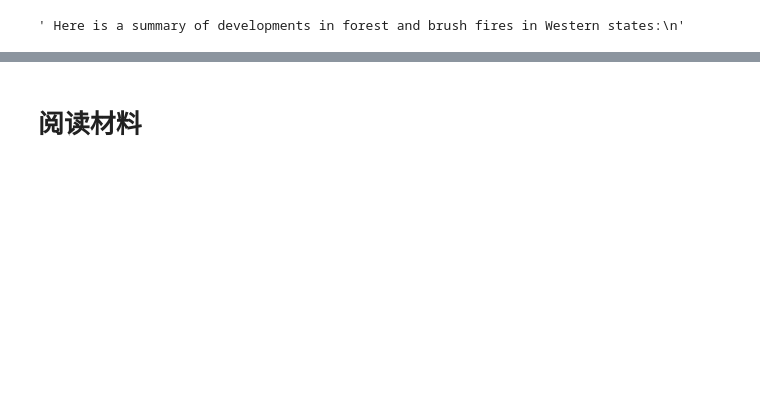
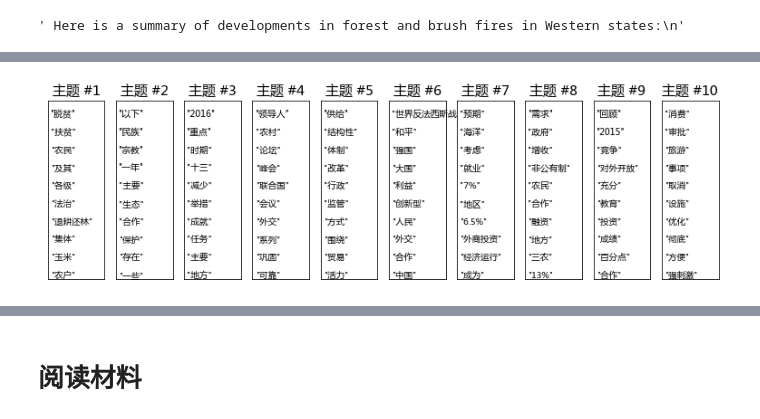
Before and after one commit to SocratesClub/bigdata, a Jupyter notebook: code/12.topic_models.ipynb, the cells around one changed output, grey strips where cells are left out. Drawn from its saved outputs; the diff is of its cells as text; code cells hidden in the pictures; blank space fills up the shorter version.

```diff
--- a/code/12.topic_models.ipynb
+++ b/code/12.topic_models.ipynb
@@ -359,0 +859,5 @@ ap_data = pyLDAvis.gensim.prepare(lda_model, lda_corpus, dictionary)
+# %%
+tfidf = models.TfidfModel(bag_of_words_corpus )
+corpus_tfidf = tfidf[bag_of_words_corpus ]
+#lda_model = gensim.models.LdaModel(corpus_tfidf, num_topics=20, id2word=word_count_dict, passes=10)
+lda_model = gensim.models.LdaMulticore(corpus_tfidf, num_topics=20, id2word=word_count_dict, passes=10)
@@ -359,0 +880,5 @@ ap_data = pyLDAvis.gensim.prepare(lda_model, lda_corpus, dictionary)
+# %%
+topictermlist = lda_model.print_topics(-1)
+top_words = [[j.split('*')[1] for j in i[1].split(' + ')] for i in topictermlist]
+for i in top_words:
+    print (" ".join(i) )
@@ -359,0 +906,23 @@ ap_data = pyLDAvis.gensim.prepare(lda_model, lda_corpus, dictionary)
+# %%
+top_words_shares = [[j.split('*')[0] for j in i[1].split(' + ')] for i in topictermlist]
+top_words_shares = [[float(j) for j in i] for i in top_words_shares]
+def weightvalue(x):
+    return (x - np.min(top_words_shares))*40/(np.max(top_words_shares) -np.min(top_words_shares)) + 10
+
+top_words_shares = [[weightvalue(j) for j in i] for i in top_words_shares]
+
+def plotTopics(mintopics, maxtopics):
+    num_top_words = 10
+    plt.rcParams['figure.figsize'] = (20.0, 8.0)
+    n = 0
+    for t in range(mintopics , maxtopics):
+        plt.subplot(2, 15, n + 1)  # plot numbering starts with 1
+        plt.ylim(0, num_top_words)  # stretch the y-axis to accommodate the words
+        plt.xticks([])  # remove x-axis markings ('ticks')
+        plt.yticks([]) # remove y-axis markings ('ticks')
+        plt.title(u'主题 #{}'.format(t+1), size = 15)
+        words = top_words[t][0:num_top_words ]
+        words_shares = top_words_shares[t][0:num_top_words ]
+        for i, (word, share) in enumerate(zip(words, words_shares)):
+            plt.text(0.05, num_top_words-i-0.9, word, fontsize= np.log(share*1000))
+        n += 1
@@ -359,0 +952,4 @@ ap_data = pyLDAvis.gensim.prepare(lda_model, lda_corpus, dictionary)
+# %%
+plotTopics(0, 10)
+# %% [output]
+[figure, added]
```
Also changed, not shown: parts of 129 cells of this notebook, 29 other files.
